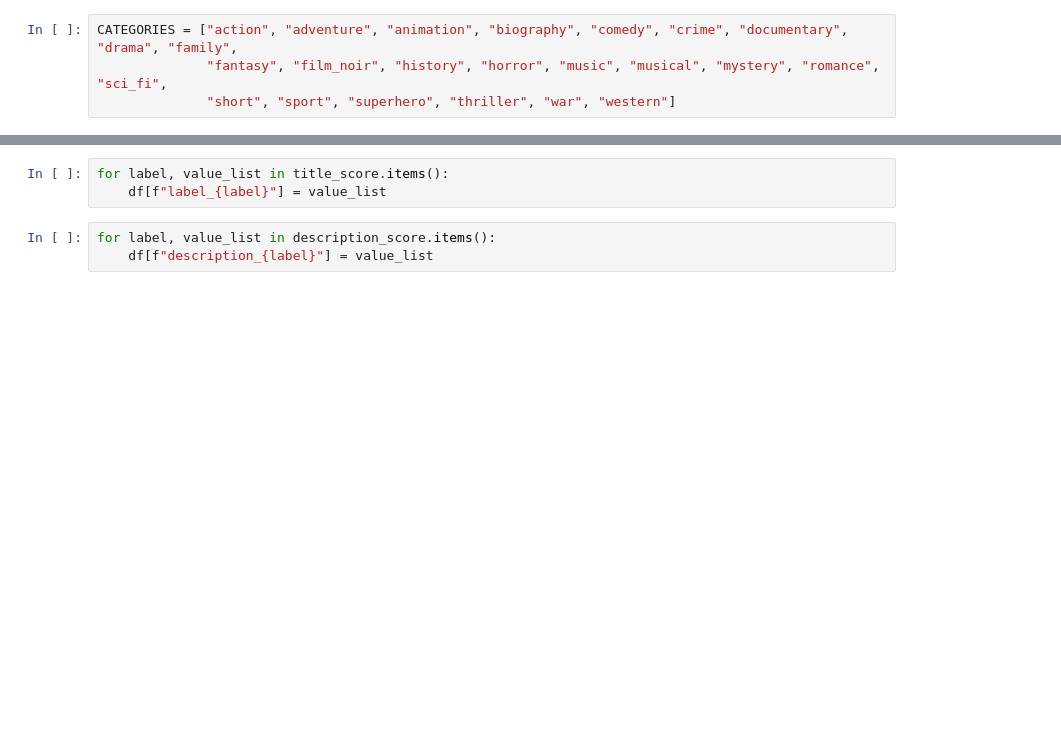
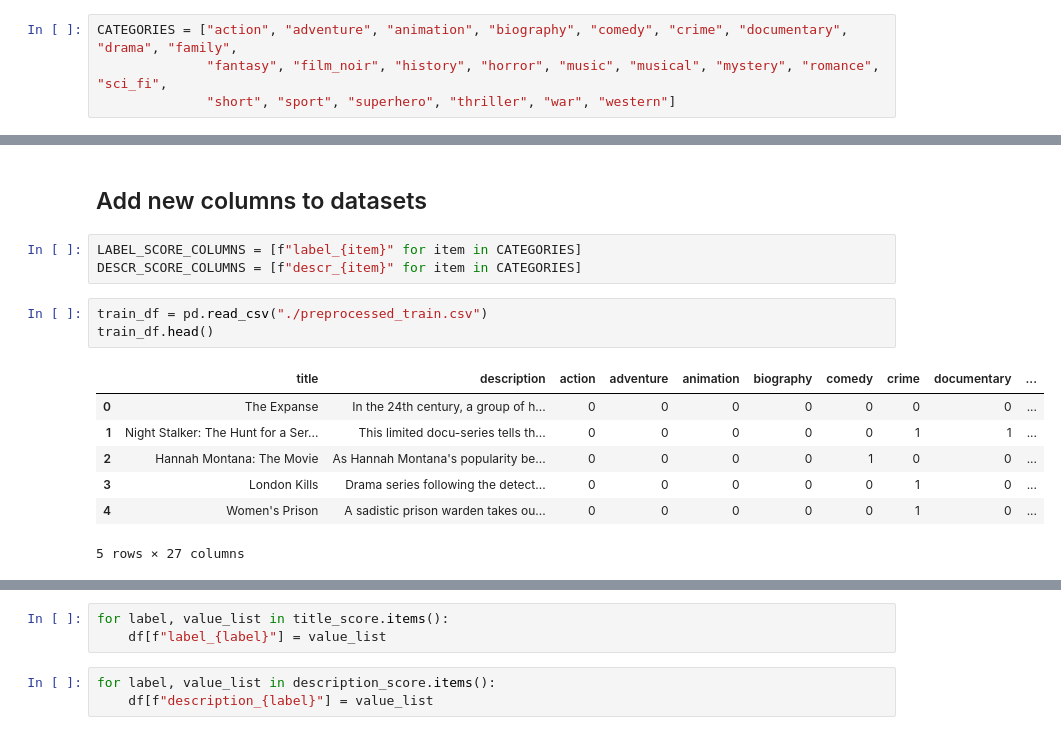
Before and after one commit to DmitryPogrebnoy/IndustrialML_ITMO, a Jupyter notebook: task2/extract_features_from_texts.ipynb, the cells around one changed output, grey strips where cells are left out. Drawn from its saved outputs; the diff is of its cells as text; blank space fills up the shorter version.

```diff
--- a/task2/extract_features_from_texts.ipynb
+++ b/task2/extract_features_from_texts.ipynb
@@ -41,0 +539,16 @@ classifier = pipeline("zero-shot-classification", model="facebook/bart-large-mnl
+# %% [markdown]
+## Add new columns to datasets
+# %%
+LABEL_SCORE_COLUMNS = [f"label_{item}" for item in CATEGORIES]
+DESCR_SCORE_COLUMNS = [f"descr_{item}" for item in CATEGORIES]
+# %%
+train_df = pd.read_csv("./preprocessed_train.csv")
+train_df.head()
+# %% [output]
+|  | title | description | action | adventure | animation | biography | comedy | crime | documentary | ... |
+| 0 | The Expanse | In the 24th century, a group of h... | 0 | 0 | 0 | 0 | 0 | 0 | 0 | ... |
+| 1 | Night Stalker: The Hunt for a Ser... | This limited docu-series tells th... | 0 | 0 | 0 | 0 | 0 | 1 | 1 | ... |
+| 2 | Hannah Montana: The Movie | As Hannah Montana's popularity be... | 0 | 0 | 0 | 0 | 1 | 0 | 0 | ... |
+| 3 | London Kills | Drama series following the detect... | 0 | 0 | 0 | 0 | 0 | 1 | 0 | ... |
+| 4 | Women's Prison | A sadistic prison warden takes ou... | 0 | 0 | 0 | 0 | 0 | 1 | 0 | ... |
+5 rows × 27 columns
```
Also changed, not shown: parts of 73 cells of this notebook, 3 other files.
